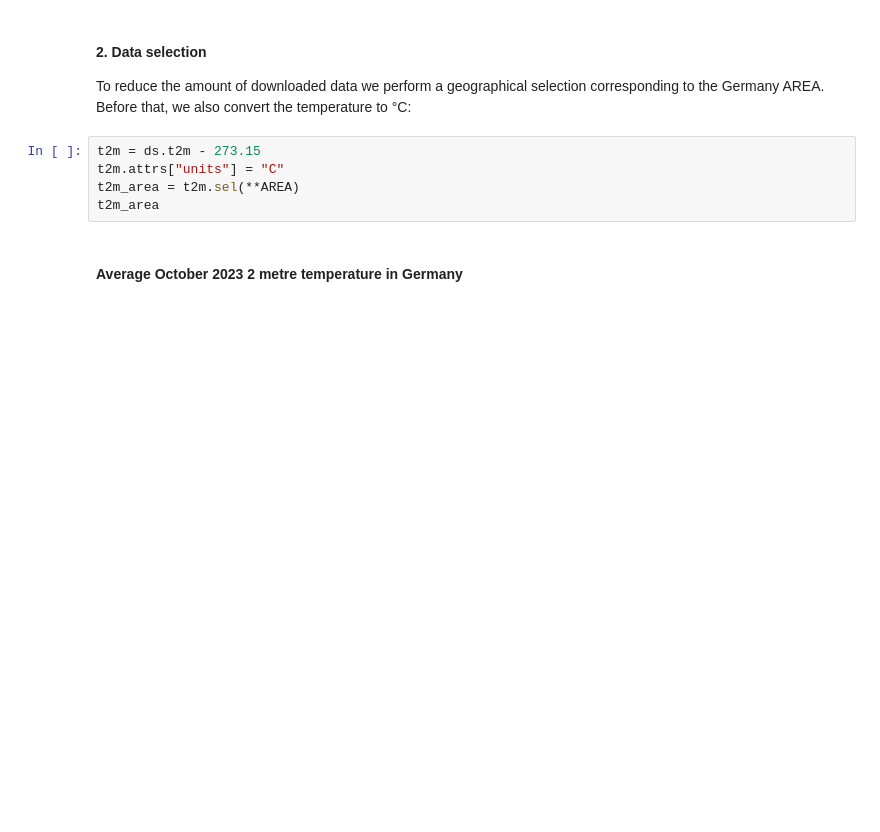
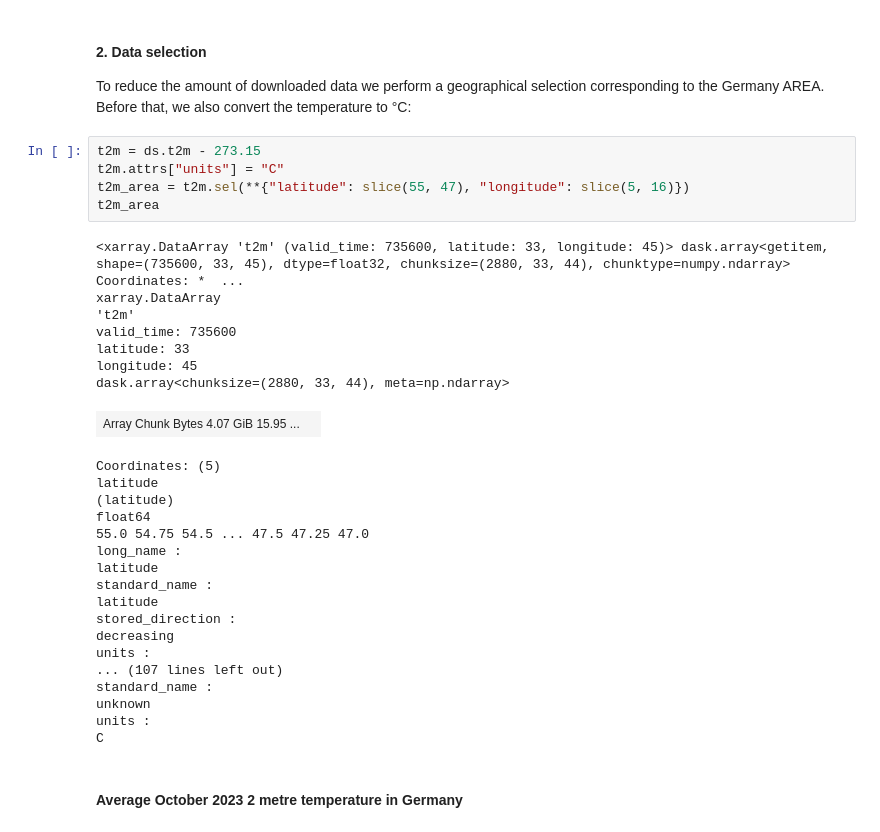
Before and after one commit to bopen/earthdatahub-notebooks, a Jupyter notebook: use-cases/tutorial-era5-reanalysis-era5-single-levels.ipynb, the cells around one changed output. Saved outputs shown, nothing was run; the diff lists cells and outputs as text; blank space fills up the shorter version.

```diff
--- a/use-cases/tutorial-era5-reanalysis-era5-single-levels.ipynb
+++ b/use-cases/tutorial-era5-reanalysis-era5-single-levels.ipynb
@@ -58,8 +162,34 @@ To reduce the amount of downloaded data we perform a geographical selection corr
 # %%
 t2m = ds.t2m - 273.15
 t2m.attrs["units"] = "C"
-t2m_area = t2m.sel(**AREA)
+t2m_area = t2m.sel(**{"latitude": slice(55, 47), "longitude": slice(5, 16)})
 t2m_area
+# %% [output]
+<xarray.DataArray 't2m' (valid_time: 735600, latitude: 33, longitude: 45)> dask.array<getitem, shape=(735600, 33, 45), dtype=float32, chunksize=(2880, 33, 44), chunktype=numpy.ndarray> Coordinates: *  ...
+xarray.DataArray
+'t2m'
+valid_time: 735600
+latitude: 33
+longitude: 45
+dask.array<chunksize=(2880, 33, 44), meta=np.ndarray>
+| Array Chunk Bytes 4.07 GiB 15.95 ... |  |
+Coordinates: (5)
+latitude
+(latitude)
+float64
+55.0 54.75 54.5 ... 47.5 47.25 47.0
+long_name :
+latitude
+standard_name :
+latitude
+stored_direction :
+decreasing
+units :
+... (107 lines left out)
+standard_name :
+unknown
+units :
+C
 # %% [markdown]
 #### Average October 2023 2 metre temperature in Germany
 # %% [markdown]
```
Also changed, not shown: parts of 17 cells of this notebook.
